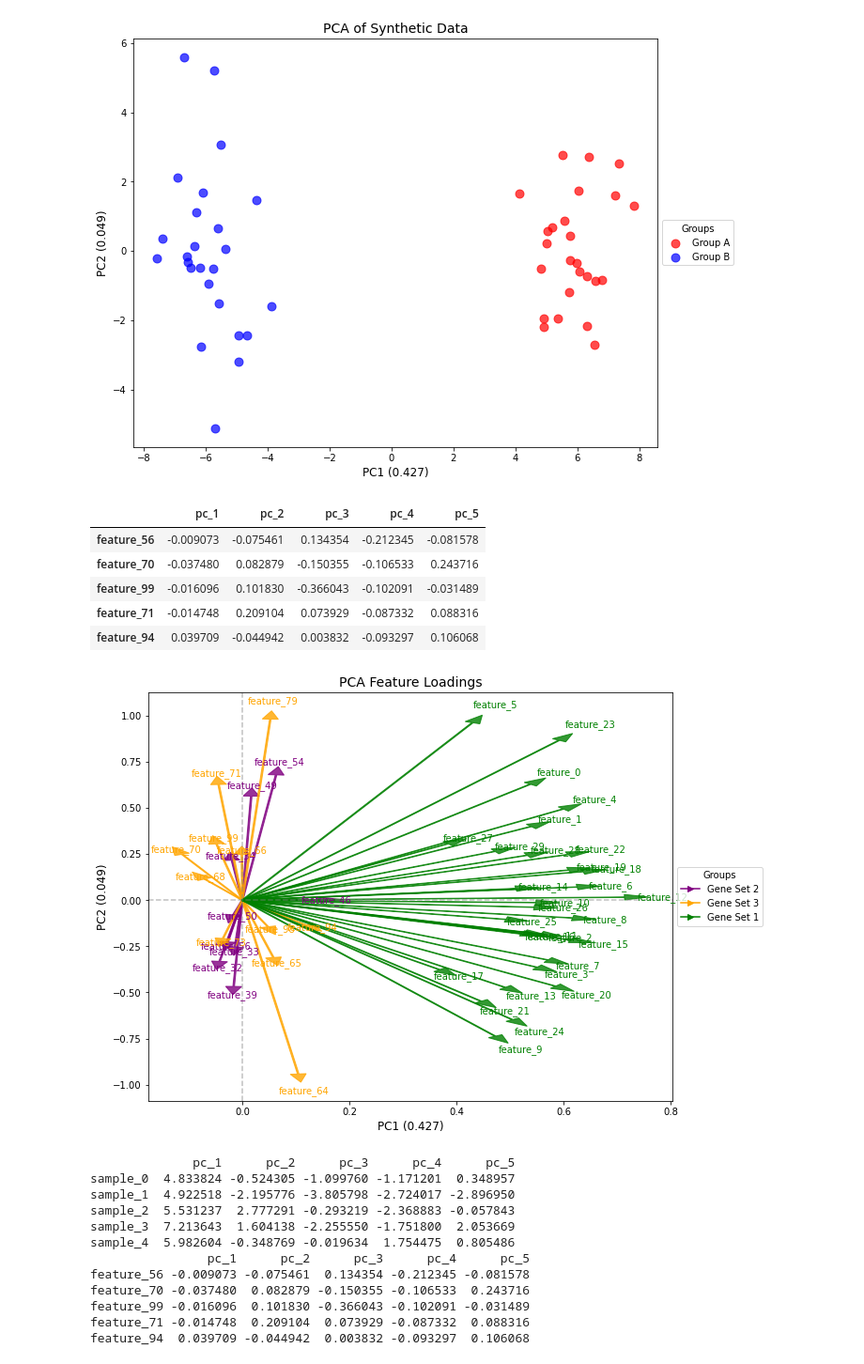
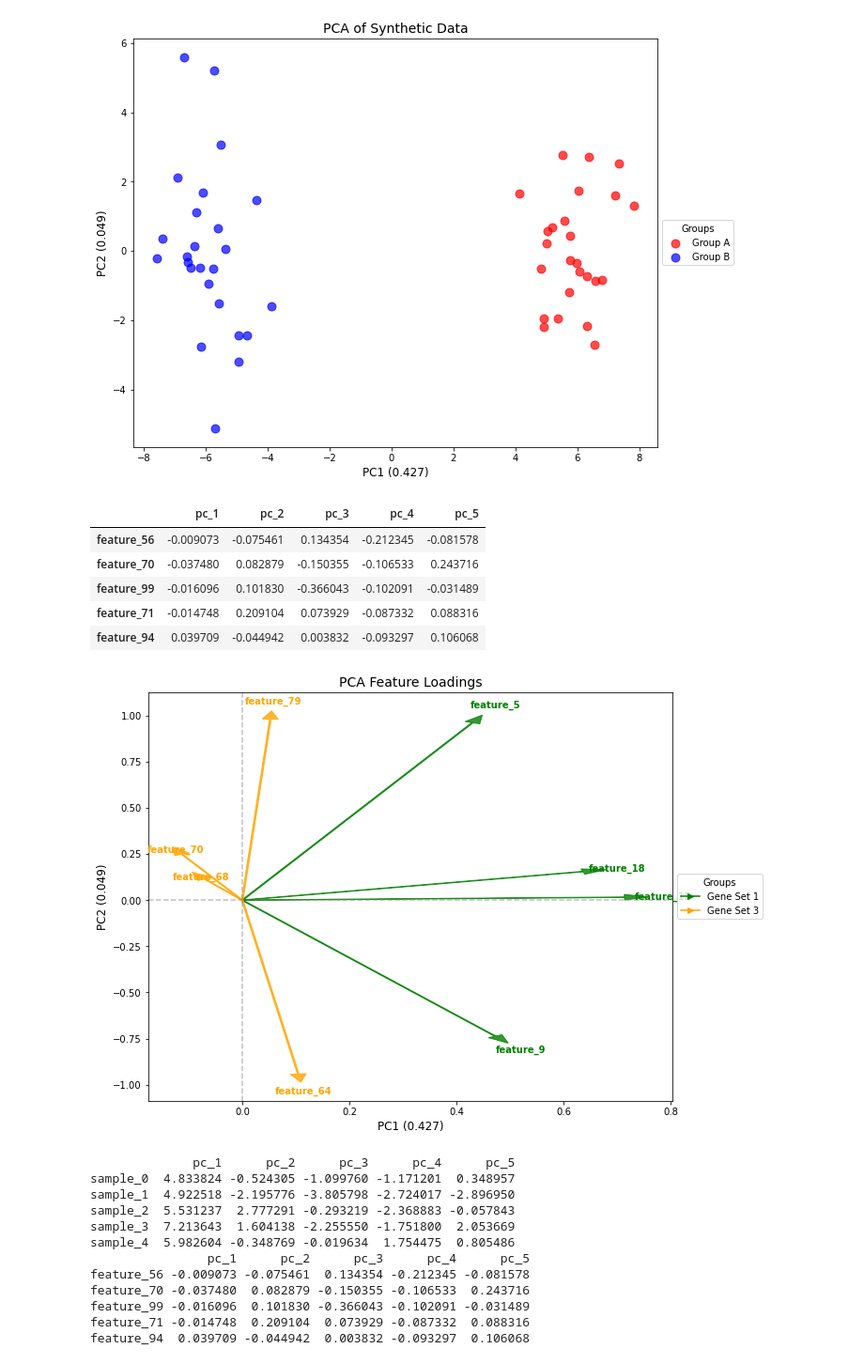
Before and after one commit to mtinti/ProjectUtility, a Jupyter notebook: nbs/01_dim_red_utility.ipynb, the cells around one changed output. Shown at 94% size. Drawn from its saved outputs; the diff is of its cells as text; code cells hidden in the pictures.

Commit message:
plot loading limit

```diff
--- a/nbs/01_dim_red_utility.ipynb
+++ b/nbs/01_dim_red_utility.ipynb
@@ -756,20 +795,21 @@ Explained variance ratio: [0.42735199 0.04923835 0.04162556 0.0367032  0.0323377
 # %%
 # Plot the feature loadings as arrows
 fig, ax, tmp_df  = plotter.plot_loadings(
     palette=feature_groups,
     arrow=True,
     arrow_scale=3,
-    title="PCA Feature Loadings"
+    title="PCA Feature Loadings",
+    biggest=2
 )
 tmp_df.iloc[:5, :5]
 # %% [output]
 |  | pc_1 | pc_2 | pc_3 | pc_4 | pc_5 |
 | feature_56 | -0.009073 | -0.075461 | 0.134354 | -0.212345 | -0.081578 |
 | feature_70 | -0.037480 | 0.082879 | -0.150355 | -0.106533 | 0.243716 |
 | feature_99 | -0.016096 | 0.101830 | -0.366043 | -0.102091 | -0.031489 |
 | feature_71 | -0.014748 | 0.209104 | 0.073929 | -0.087332 | 0.088316 |
 | feature_94 | 0.039709 | -0.044942 | 0.003832 | -0.093297 | 0.106068 |
-[figure, old version]
+[figure, new version]
 # %%
 # Create a biplot
 fig, ax, tmp_df_dict = plotter.plot_biplot(
```
Also changed, not shown: parts of 2 cells of this notebook, 4 other files.
